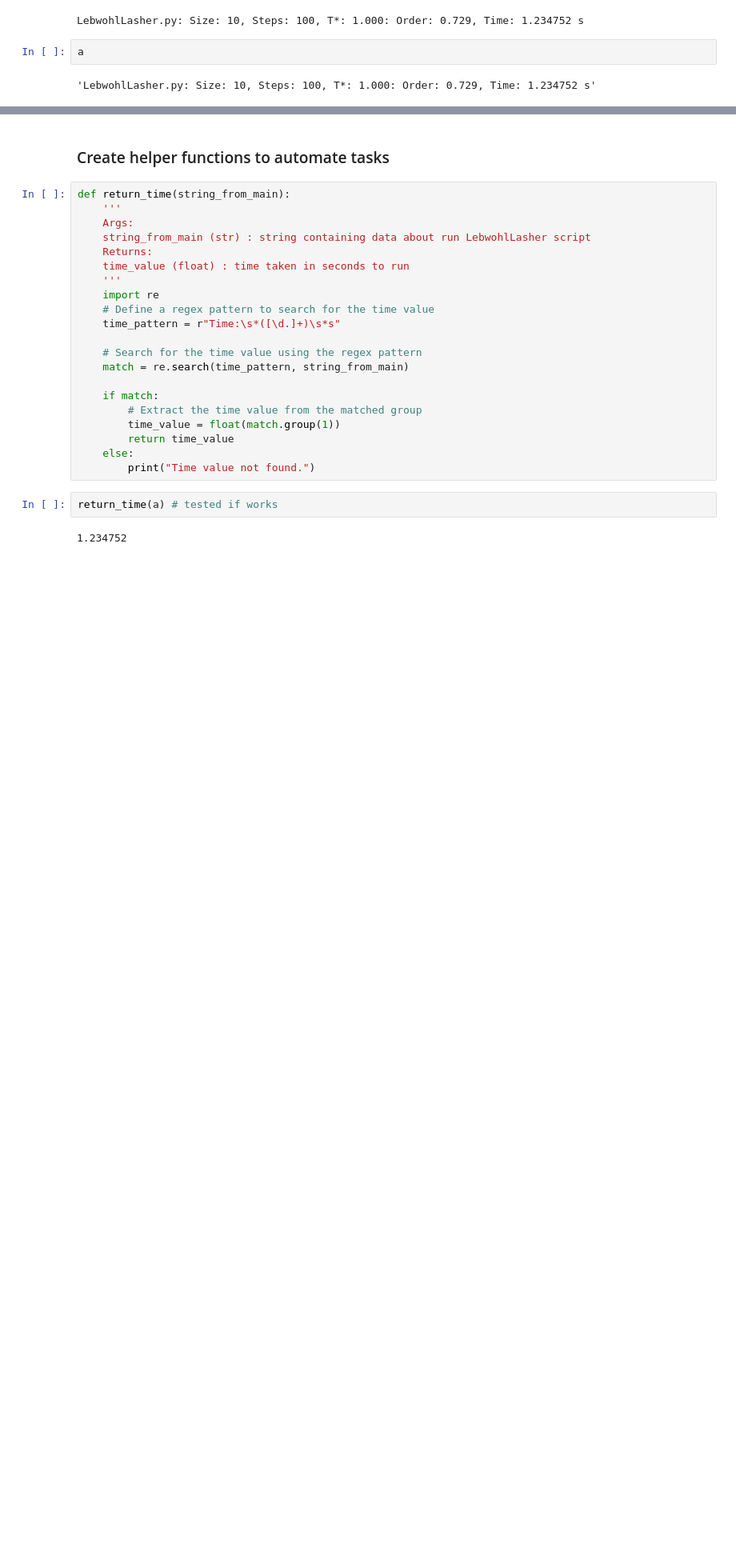
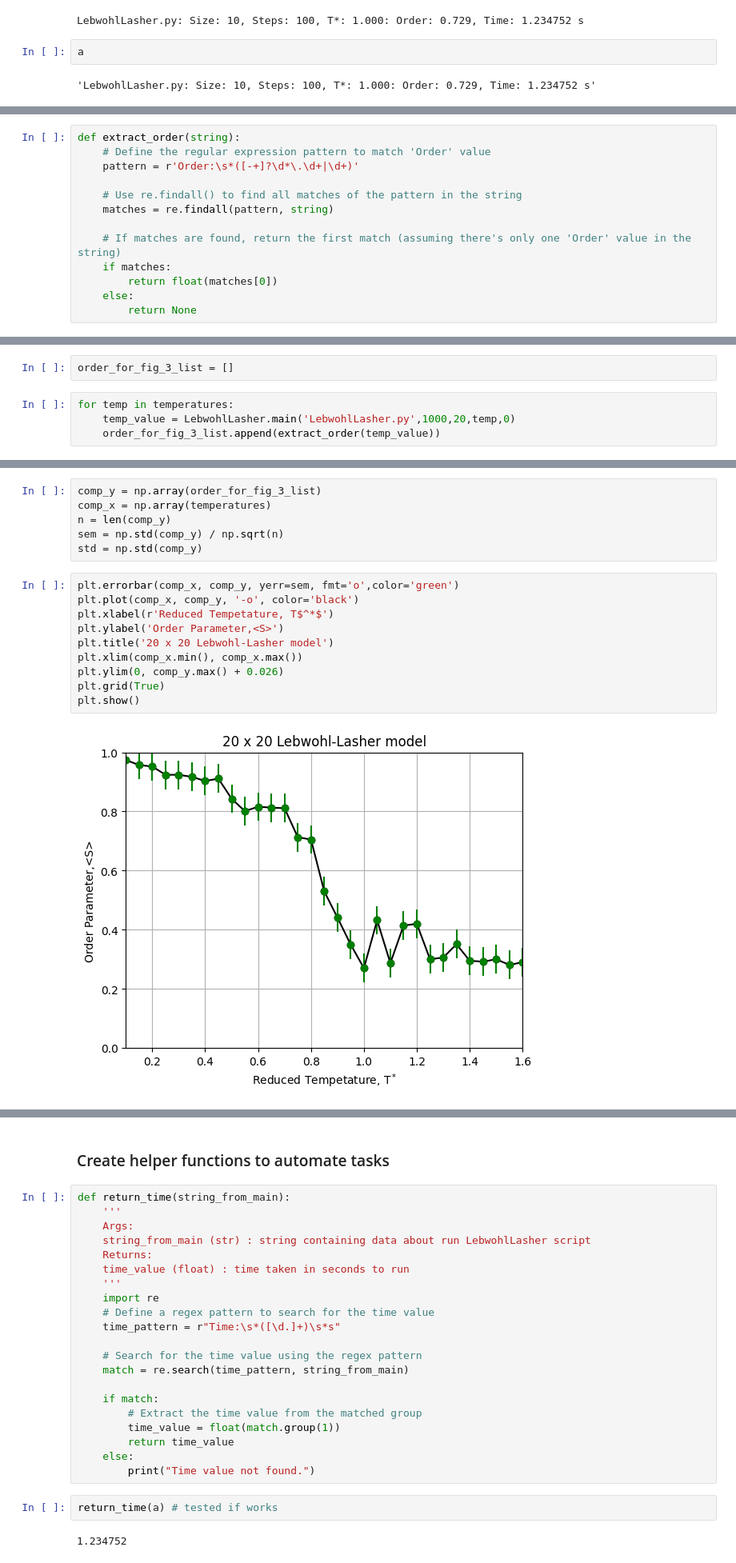
Before and after one commit to KayVeeZ/LebwohlLasher, a Jupyter notebook: testing_notebook.ipynb, the cells around one changed output, grey strips where cells are left out. Shown at 80% size. Drawn from its saved outputs; the diff is of its cells as text; blank space fills up the shorter version.

```diff
--- a/testing_notebook.ipynb
+++ b/testing_notebook.ipynb
@@ -35,0 +112,13 @@ a
+# %%
+def extract_order(string):
+    # Define the regular expression pattern to match 'Order' value
+    pattern = r'Order:\s*([-+]?\d*\.\d+|\d+)'
+
+    # Use re.findall() to find all matches of the pattern in the string
+    matches = re.findall(pattern, string)
+
+    # If matches are found, return the first match (assuming there's only one 'Order' value in the string)
+    if matches:
+        return float(matches[0])
+    else:
+        return None
@@ -35,0 +129,6 @@ a
+# %%
+order_for_fig_3_list = []
+# %%
+for temp in temperatures:
+    temp_value = LebwohlLasher.main('LebwohlLasher.py',1000,20,temp,0)
+    order_for_fig_3_list.append(extract_order(temp_value))
@@ -35,0 +153,18 @@ a
+# %%
+comp_y = np.array(order_for_fig_3_list)
+comp_x = np.array(temperatures)
+n = len(comp_y)
+sem = np.std(comp_y) / np.sqrt(n)
+std = np.std(comp_y)
+# %%
+plt.errorbar(comp_x, comp_y, yerr=sem, fmt='o',color='green')
+plt.plot(comp_x, comp_y, '-o', color='black')
+plt.xlabel(r'Reduced Tempetature, T$^*$')
+plt.ylabel('Order Parameter,<S>')
+plt.title('20 x 20 Lebwohl-Lasher model')
+plt.xlim(comp_x.min(), comp_x.max())
+plt.ylim(0, comp_y.max() + 0.026)
+plt.grid(True)
+plt.show()
+# %% [output]
+[figure, added]
```
Also changed, not shown: parts of 16 cells of this notebook, 1 other file.
